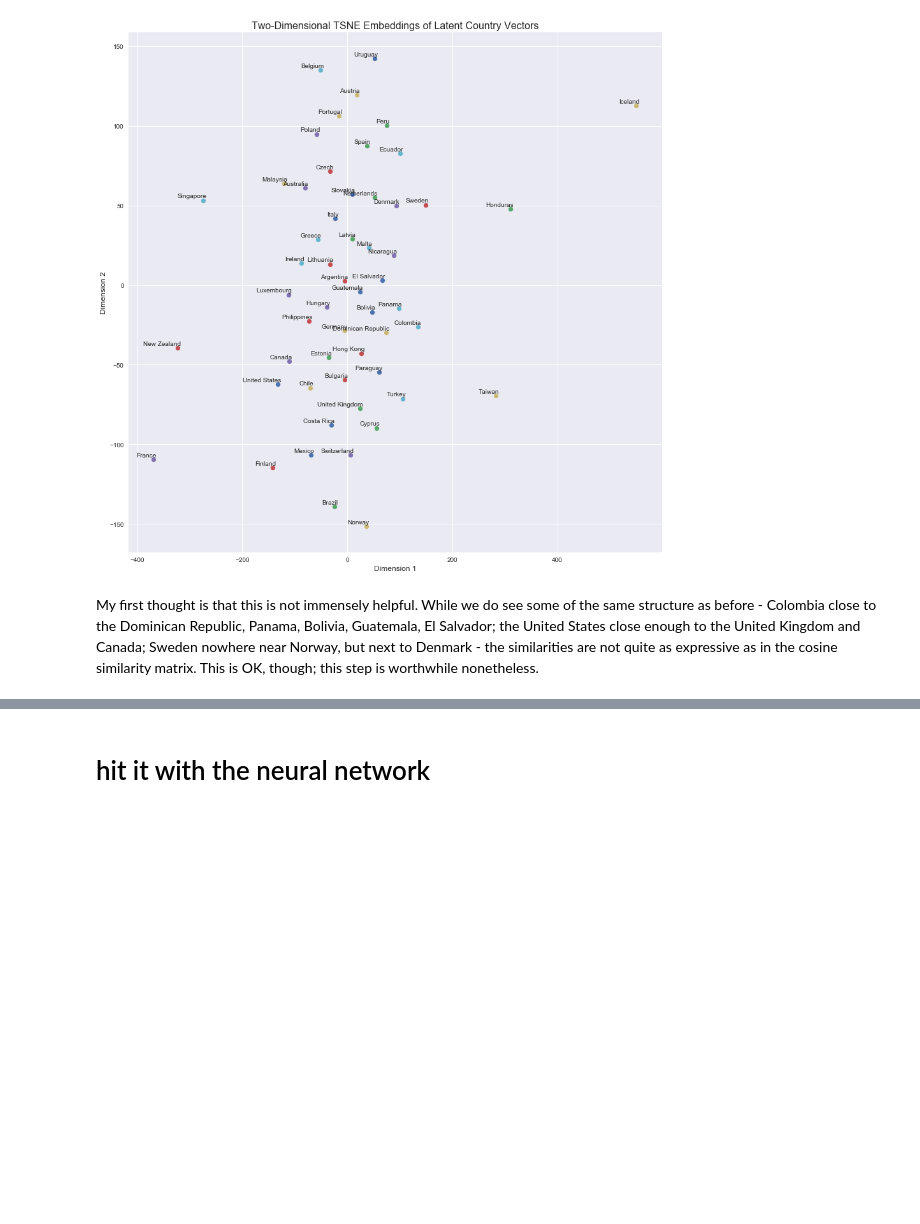
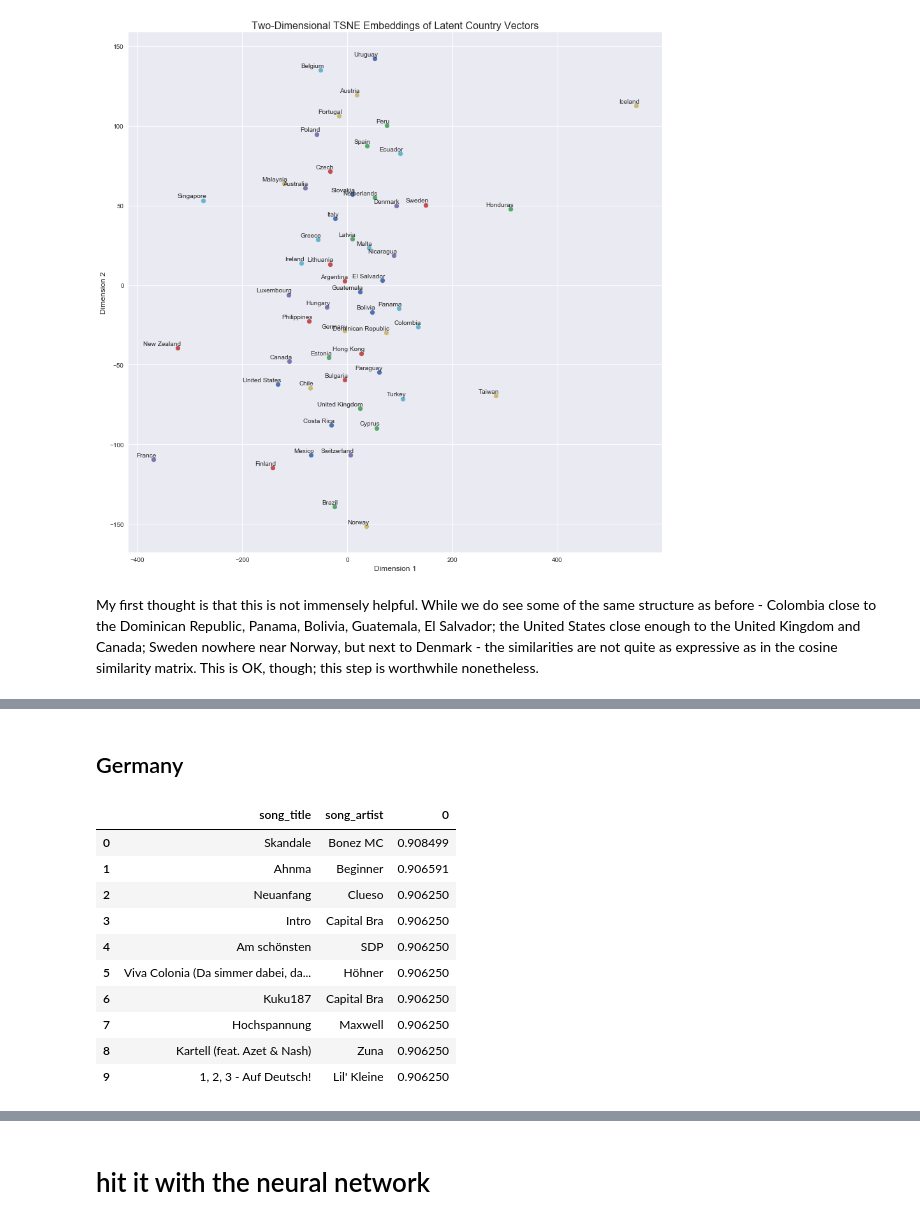
Before and after one commit to cavaunpeu/dotify, a Jupyter notebook: notebooks/neural_implicit_mf.ipynb, the cells around one changed output, grey strips where cells are left out. Drawn from its saved outputs; the diff is of its cells as text; code cells hidden in the pictures; blank space fills up the shorter version.

```diff
--- a/notebooks/neural_implicit_mf.ipynb
+++ b/notebooks/neural_implicit_mf.ipynb
@@ -463,2 +507,17 @@ country_vec = country_vectors_df.ix['Germany'] / np.linalg.norm(country_vectors_
+# %% [markdown]
+## Germany
 # %%
-song_vectors_df.dot(country_vec).sort_values(ascending=False).reset_index().head(10)
+country_vec = country_vectors_df_norm.ix['Germany']
+song_vectors_df_norm.dot(country_vec).sort_values(ascending=False).reset_index().head(10)
+# %% [output]
+|  | song_title | song_artist | 0 |
+| 0 | Skandale | Bonez MC | 0.908499 |
+| 1 | Ahnma | Beginner | 0.906591 |
+| 2 | Neuanfang | Clueso | 0.906250 |
+| 3 | Intro | Capital Bra | 0.906250 |
+| 4 | Am schönsten | SDP | 0.906250 |
+| 5 | Viva Colonia (Da simmer dabei, da... | Höhner | 0.906250 |
+| 6 | Kuku187 | Capital Bra | 0.906250 |
+| 7 | Hochspannung | Maxwell | 0.906250 |
+| 8 | Kartell (feat. Azet & Nash) | Zuna | 0.906250 |
+| 9 | 1, 2, 3 - Auf Deutsch! | Lil' Kleine | 0.906250 |
```
Also changed, not shown: parts of 18 cells of this notebook.
